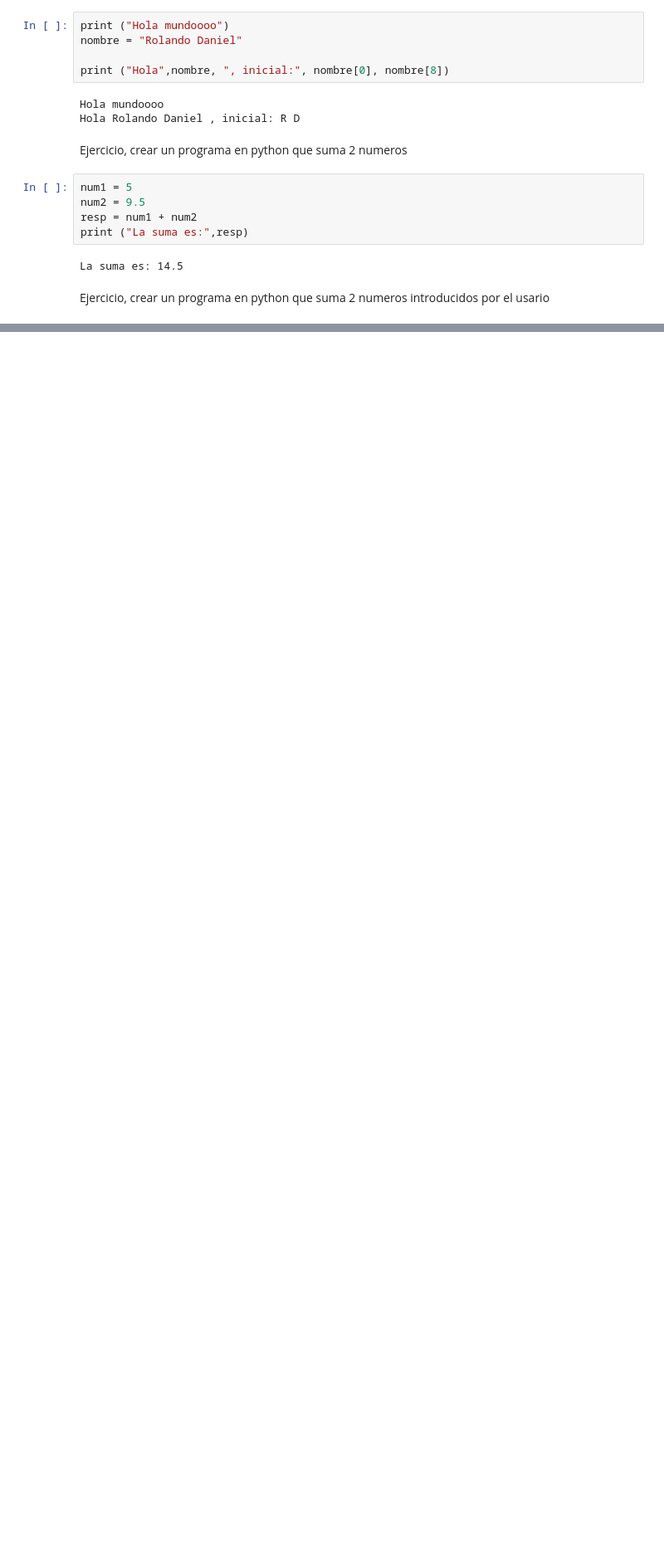
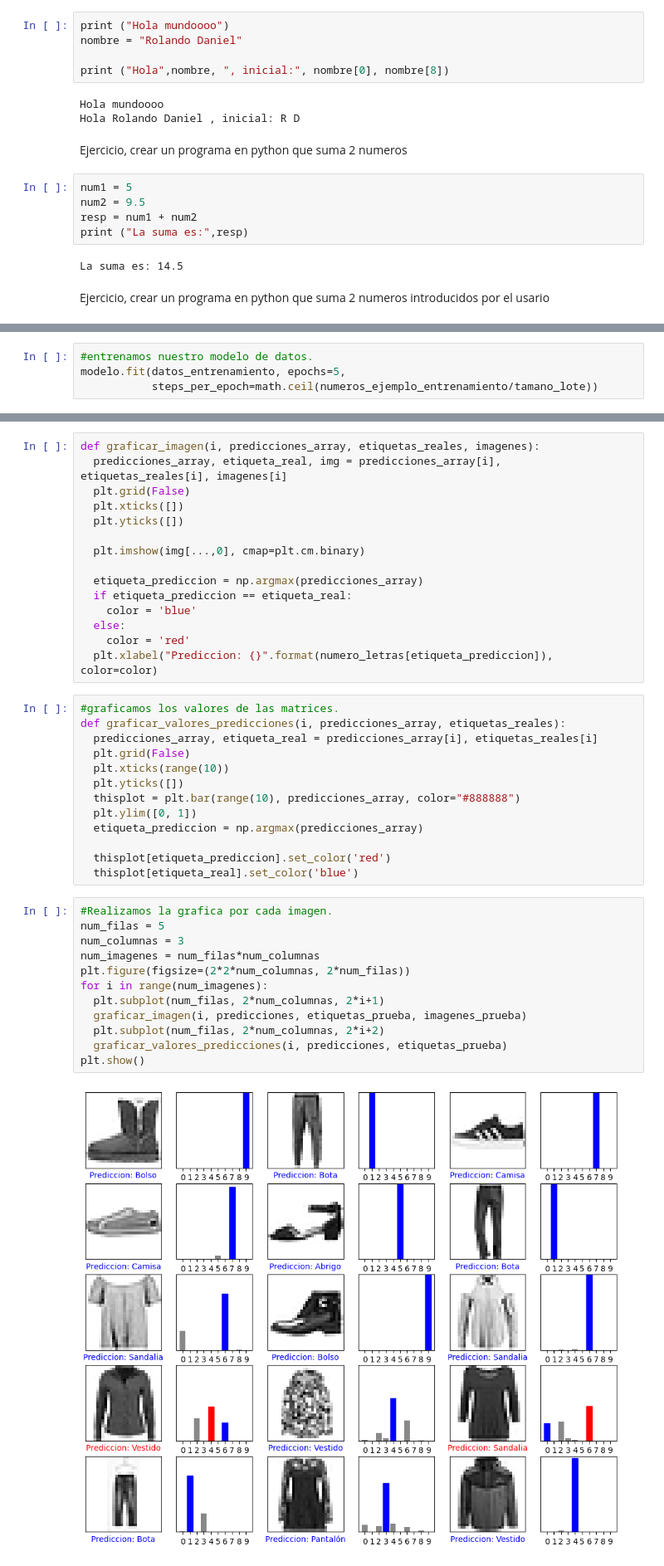
Before and after one commit to RolandoIglesias/Progra3-2024-Semi, a Jupyter notebook: fundamentos_de_python.ipynb, the cells around one changed output, grey strips where cells are left out. Shown: that part at 83% size. Drawn from its saved outputs; the diff is of its cells as text; blank space fills up the shorter version.

```diff
--- a/fundamentos_de_python.ipynb
+++ b/fundamentos_de_python.ipynb
@@ -64,0 +434,4 @@ El numero es impar
+# %%
+#entrenamos nuestro modelo de datos.
+modelo.fit(datos_entrenamiento, epochs=5,
+           steps_per_epoch=math.ceil(numeros_ejemplo_entrenamiento/tamano_lote))
@@ -64,0 +482,42 @@ El numero es impar
+# %%
+def graficar_imagen(i, predicciones_array, etiquetas_reales, imagenes):
+  predicciones_array, etiqueta_real, img = predicciones_array[i], etiquetas_reales[i], imagenes[i]
+  plt.grid(False)
+  plt.xticks([])
+  plt.yticks([])
+
+  plt.imshow(img[...,0], cmap=plt.cm.binary)
+
+  etiqueta_prediccion = np.argmax(predicciones_array)
+  if etiqueta_prediccion == etiqueta_real:
+    color = 'blue'
+  else:
+    color = 'red'
+  plt.xlabel("Prediccion: {}".format(numero_letras[etiqueta_prediccion]), color=color)
+# %%
+#graficamos los valores de las matrices.
+def graficar_valores_predicciones(i, predicciones_array, etiquetas_reales):
+  predicciones_array, etiqueta_real = predicciones_array[i], etiquetas_reales[i]
+  plt.grid(False)
+  plt.xticks(range(10))
+  plt.yticks([])
+  thisplot = plt.bar(range(10), predicciones_array, color="#888888")
+  plt.ylim([0, 1])
+  etiqueta_prediccion = np.argmax(predicciones_array)
+
+  thisplot[etiqueta_prediccion].set_color('red')
+  thisplot[etiqueta_real].set_color('blue')
+# %%
+#Realizamos la grafica por cada imagen.
+num_filas = 5
+num_columnas = 3
+num_imagenes = num_filas*num_columnas
+plt.figure(figsize=(2*2*num_columnas, 2*num_filas))
+for i in range(num_imagenes):
+  plt.subplot(num_filas, 2*num_columnas, 2*i+1)
+  graficar_imagen(i, predicciones, etiquetas_prueba, imagenes_prueba)
+  plt.subplot(num_filas, 2*num_columnas, 2*i+2)
+  graficar_valores_predicciones(i, predicciones, etiquetas_prueba)
+plt.show()
+# %% [output]
+[figure, added]
```
Also changed, not shown: parts of 44 cells of this notebook.
